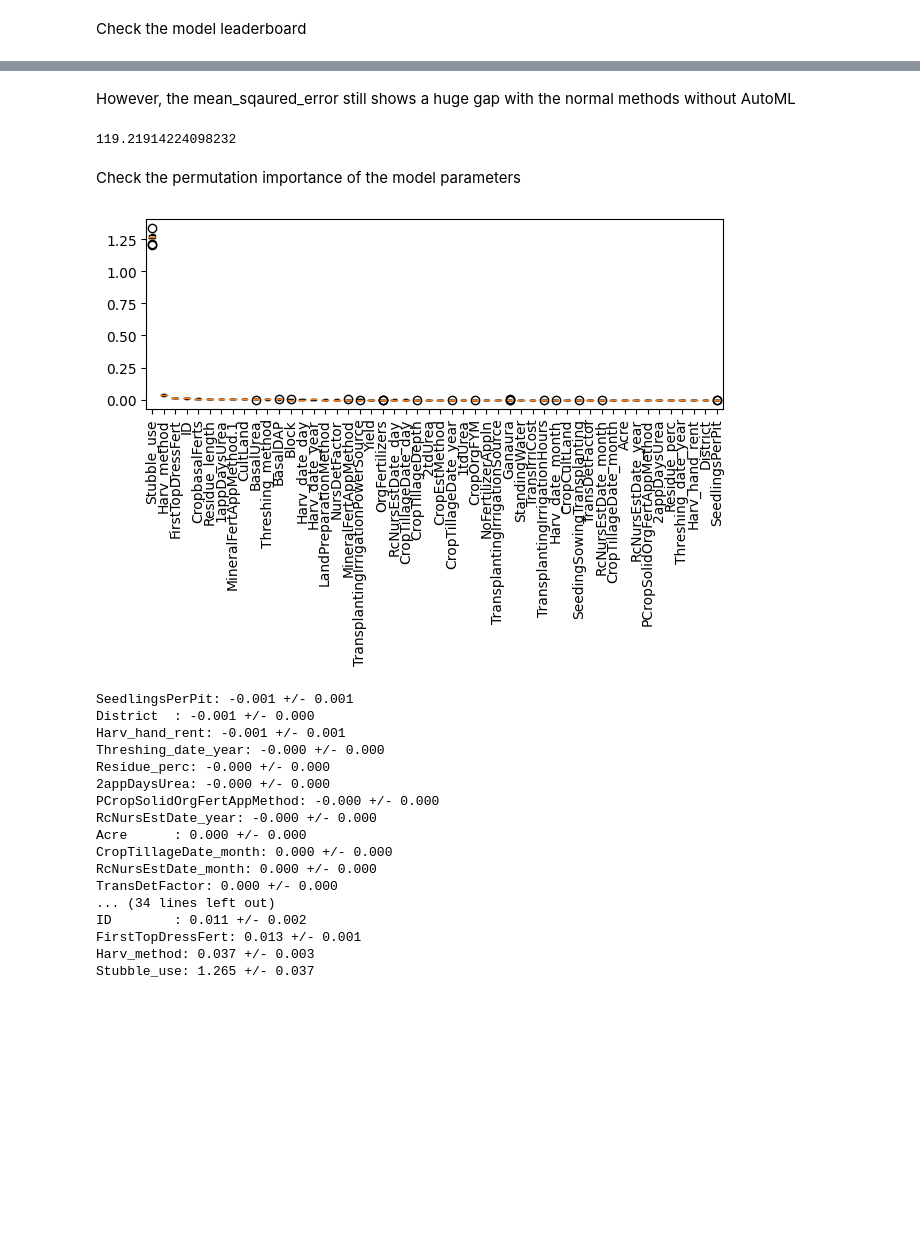
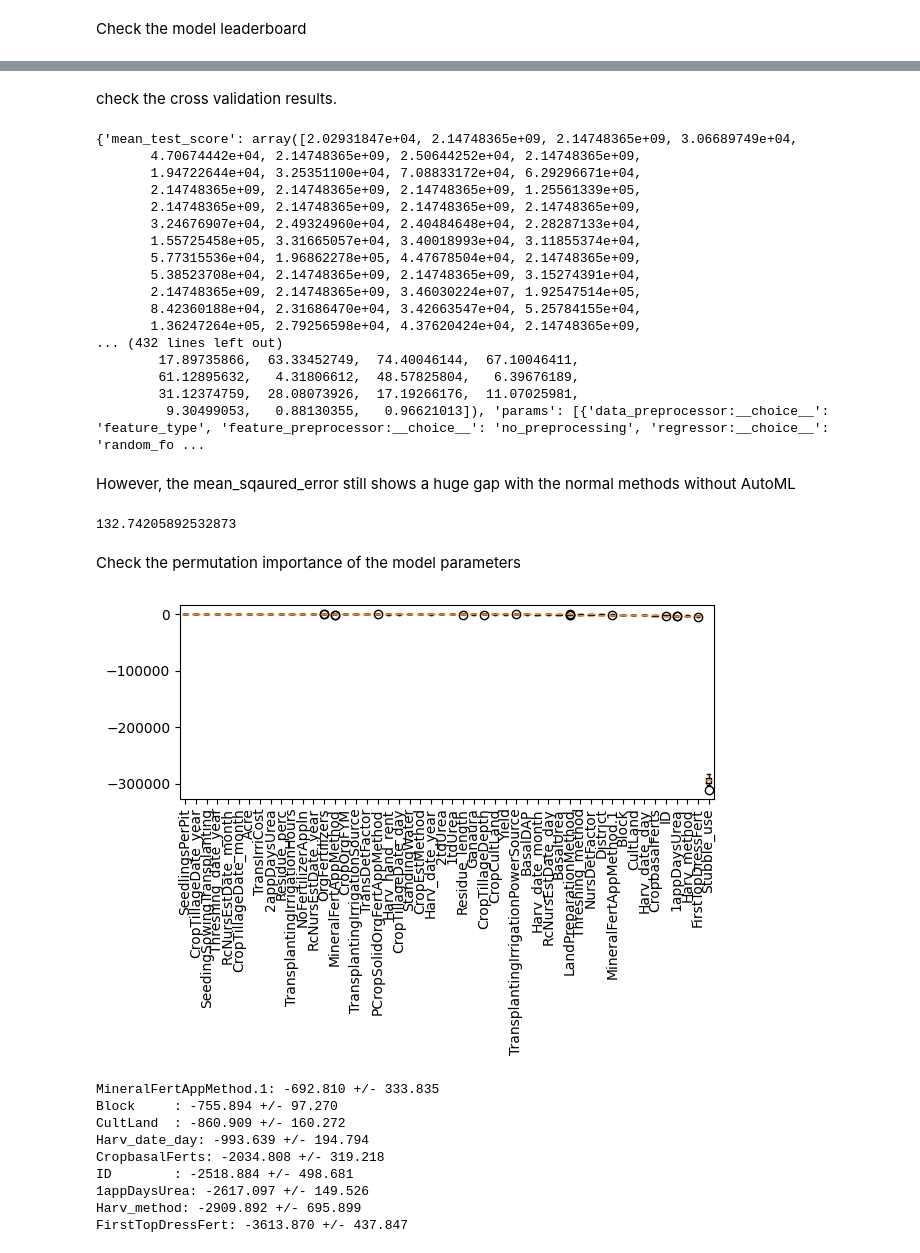
Before and after one commit to YecanLee/Not-so-auto-ml, a Jupyter notebook: automl_sklearn.ipynb, the cells around one changed output, grey strips where cells are left out. Drawn from its saved outputs; the diff is of its cells as text; code cells hidden in the pictures; blank space fills up the shorter version.

```diff
--- a/automl_sklearn.ipynb
+++ b/automl_sklearn.ipynb
@@ -62,7 +62,13 @@ X_train, X_test, y_train, y_test = train_test_split(X, y, test_size=0.2, random_
 # %% [markdown]
 Fit AutoML pipeline on the train datasets.
 # %%
-automl = AutoSklearnRegressor(time_left_for_this_task=3600, per_run_time_limit=360, n_jobs=-1, memory_limit=None)
+import autosklearn
+automl = AutoSklearnRegressor(time_left_for_this_task=3600,
+                              per_run_time_limit=360,
+                              n_jobs=-1, memory_limit=30000,
+                              metric=autosklearn.metrics.mean_squared_error,
+                              ensemble_kwargs={"ensemble_size": 3}
+)
 automl.fit(X_train, y_train)
 # %% [output]
 AutoSklearnRegressor(ensemble_class=<class 'autosklearn.ensembles.ensemble_selection.EnsembleSelection'>,
@@ -133,3 +130,25 @@ automl.leaderboard()
+# %% [markdown]
+check the cross validation results.
+# %%
+print(automl.cv_results_)
+# %% [output]
+{'mean_test_score': array([2.02931847e+04, 2.14748365e+09, 2.14748365e+09, 3.06689749e+04,
+       4.70674442e+04, 2.14748365e+09, 2.50644252e+04, 2.14748365e+09,
+       1.94722644e+04, 3.25351100e+04, 7.08833172e+04, 6.29296671e+04,
+       2.14748365e+09, 2.14748365e+09, 2.14748365e+09, 1.25561339e+05,
+       2.14748365e+09, 2.14748365e+09, 2.14748365e+09, 2.14748365e+09,
+       3.24676907e+04, 2.49324960e+04, 2.40484648e+04, 2.28287133e+04,
+       1.55725458e+05, 3.31665057e+04, 3.40018993e+04, 3.11855374e+04,
+       5.77315536e+04, 1.96862278e+05, 4.47678504e+04, 2.14748365e+09,
+       5.38523708e+04, 2.14748365e+09, 2.14748365e+09, 3.15274391e+04,
+       2.14748365e+09, 2.14748365e+09, 3.46030224e+07, 1.92547514e+05,
+       8.42360188e+04, 2.31686470e+04, 3.42663547e+04, 5.25784155e+04,
+       1.36247264e+05, 2.79256598e+04, 4.37620424e+04, 2.14748365e+09,
+... (432 lines left out)
+        17.89735866,  63.33452749,  74.40046144,  67.10046411,
+        61.12895632,   4.31806612,  48.57825804,   6.39676189,
+        31.12374759,  28.08073926,  17.19266176,  11.07025981,
+         9.30499053,   0.88130355,   0.96621013]), 'params': [{'data_preprocessor:__choice__': 'feature_type', 'feature_preprocessor:__choice__': 'no_preprocessing', 'regressor:__choice__': 'random_fo ...
 # %% [markdown]
 However, the mean_sqaured_error still shows a huge gap with the normal methods without AutoML
 # %%
@@ -138,48 +157,40 @@ mse = mean_squared_error(y_test, y_pred)
 rmse = np.sqrt(mse)
 print(rmse)
 # %% [output]
-119.21914224098232
+132.74205892532873
 # %% [markdown]
 Check the permutation importance of the model parameters
 # %%
 from sklearn.inspection import plot_partial_dependence, permutation_importance
 import matplotlib.pyplot as plt
 r = permutation_importance(automl, X_test, y_test, n_repeats=10, random_state=0)
 
 sort_idx = r.importances_mean.argsort()[::-1]
 
 plt.boxplot(
     r.importances[sort_idx].T, labels=[train_data.columns[i] for i in sort_idx]
 )
 
 plt.xticks(rotation=90)
 plt.tight_layout()
 plt.show()
 
-for i in sort_idx[::-1]:
+for i in sort_idx[-10:-1]:
     print(
         f"{train_data.columns[i]:10s}: {r.importances_mean[i]:.3f} +/- "
         f"{r.importances_std[i]:.3f}"
     )
 # %% [output]
-[figure, old version]
+[figure, new version]
-SeedlingsPerPit: -0.001 +/- 0.001
-District  : -0.001 +/- 0.000
-Harv_hand_rent: -0.001 +/- 0.001
-Threshing_date_year: -0.000 +/- 0.000
-Residue_perc: -0.000 +/- 0.000
-2appDaysUrea: -0.000 +/- 0.000
-PCropSolidOrgFertAppMethod: -0.000 +/- 0.000
-RcNursEstDate_year: -0.000 +/- 0.000
-Acre      : 0.000 +/- 0.000
-CropTillageDate_month: 0.000 +/- 0.000
-RcNursEstDate_month: 0.000 +/- 0.000
-TransDetFactor: 0.000 +/- 0.000
-... (34 lines left out)
-ID        : 0.011 +/- 0.002
-FirstTopDressFert: 0.013 +/- 0.001
-Harv_method: 0.037 +/- 0.003
-Stubble_use: 1.265 +/- 0.037
+MineralFertAppMethod.1: -692.810 +/- 333.835
+Block     : -755.894 +/- 97.270
+CultLand  : -860.909 +/- 160.272
+Harv_date_day: -993.639 +/- 194.794
+CropbasalFerts: -2034.808 +/- 319.218
+ID        : -2518.884 +/- 498.681
+1appDaysUrea: -2617.097 +/- 149.526
+Harv_method: -2909.892 +/- 695.899
+FirstTopDressFert: -3613.870 +/- 437.847
 # %%
 poT = automl.performance_over_time_
 poT.plot(
```
Also changed, not shown: parts of 8 cells of this notebook.
